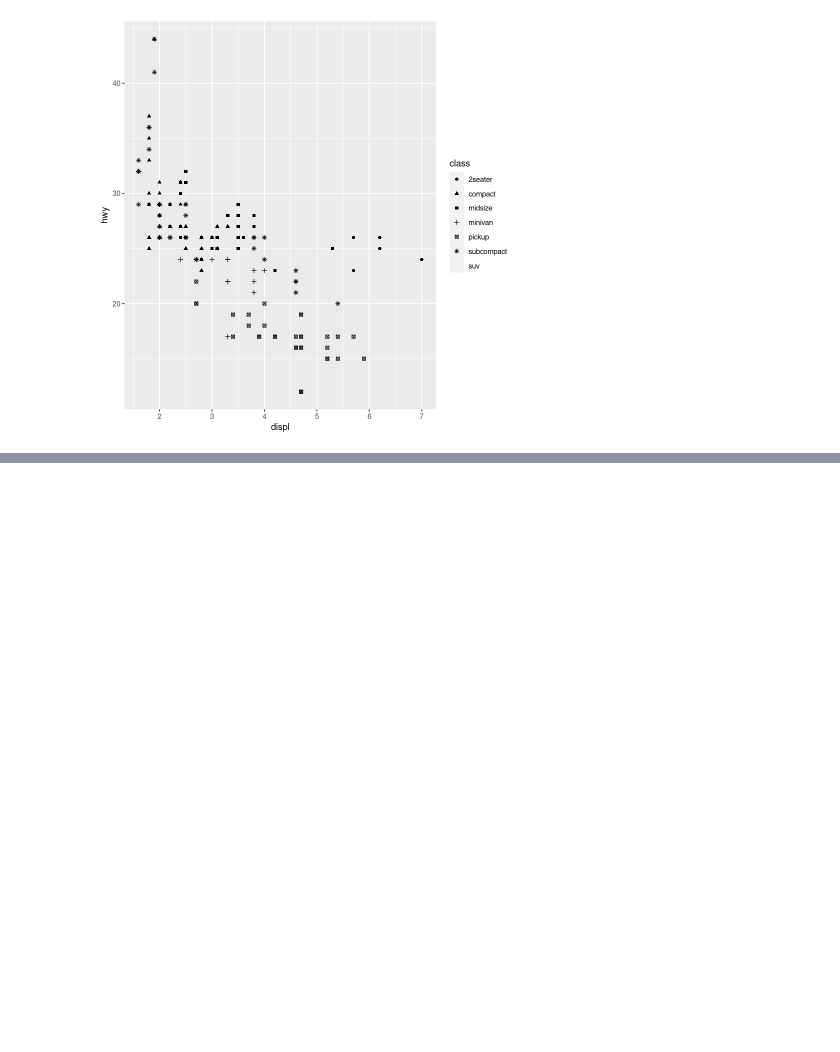
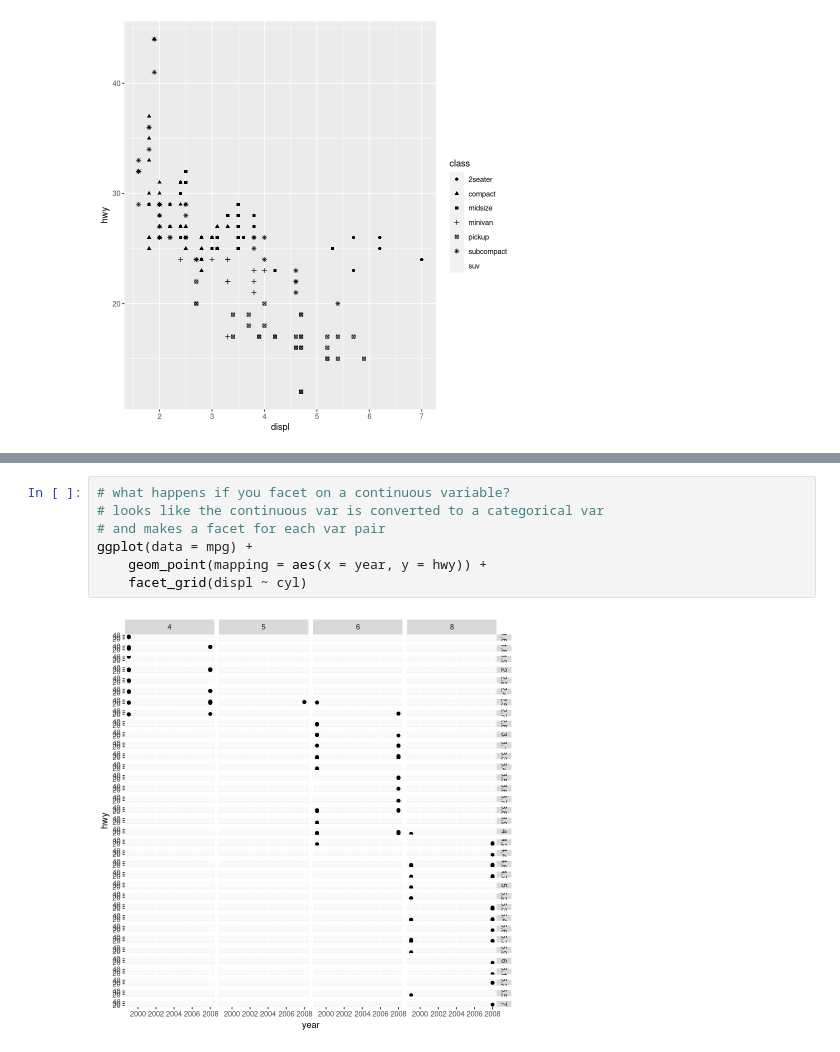
Before and after one commit to cmarsa/r4ds, a Jupyter notebook: 01_data_vis_with_ggplot2.ipynb, the cells around one changed output, grey strips where cells are left out. Drawn from its saved outputs; the diff is of its cells as text; blank space fills up the shorter version.

```diff
--- a/01_data_vis_with_ggplot2.ipynb
+++ b/01_data_vis_with_ggplot2.ipynb
@@ -143,0 +193,9 @@ Warning message:
+# %%
+# what happens if you facet on a continuous variable?
+# looks like the continuous var is converted to a categorical var
+# and makes a facet for each var pair
+ggplot(data = mpg) +
+    geom_point(mapping = aes(x = year, y = hwy)) +
+    facet_grid(displ ~ cyl)
+# %% [output]
+[figure, added]
```
Also changed, not shown: parts of 59 cells of this notebook.
